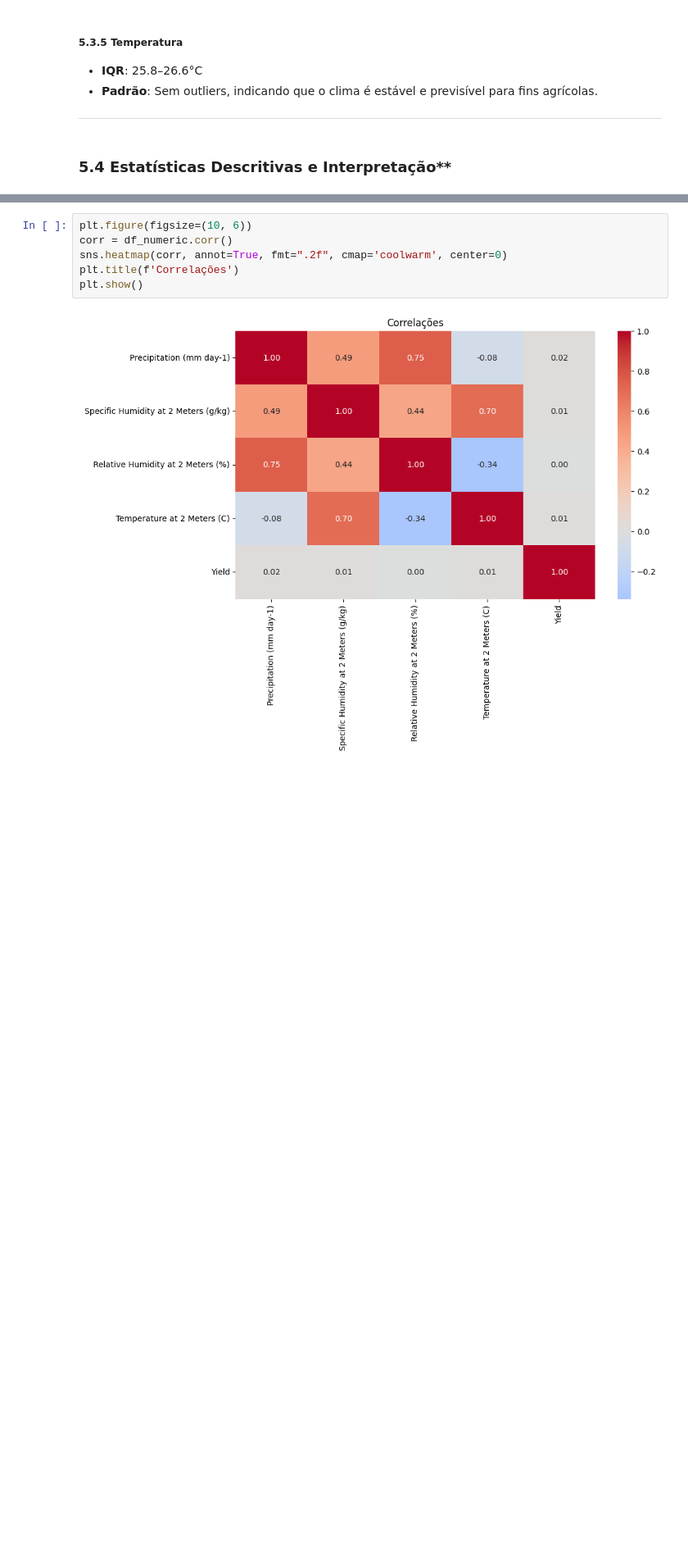
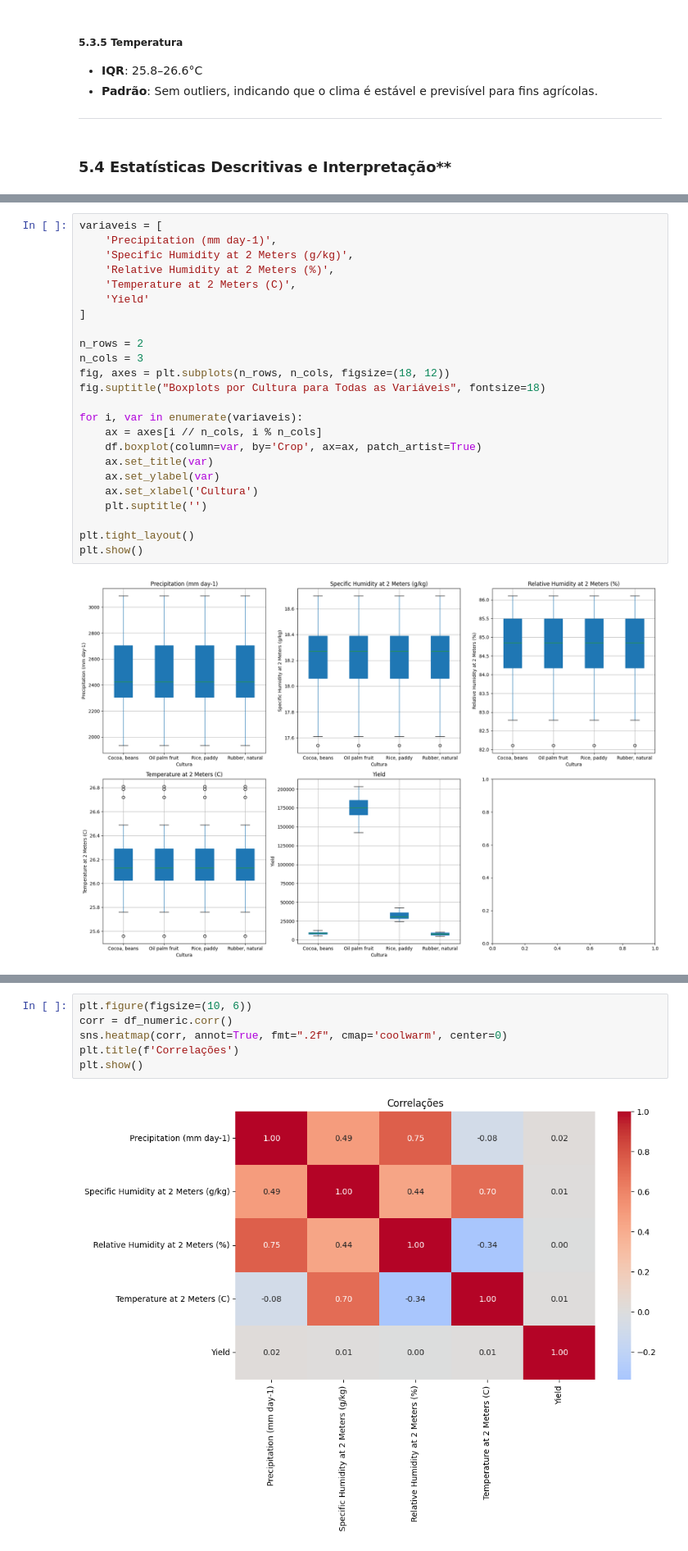
Before and after one commit to insanedays/crop_forecast, a Jupyter notebook: notebook.ipynb, the cells around one changed output, grey strips where cells are left out. Shown at 82% size. Drawn from its saved outputs; the diff is of its cells as text; blank space fills up the shorter version.

Commit message:
Analise descritia e correlação por cultura, adição de textos

```diff
--- a/notebook.ipynb
+++ b/notebook.ipynb
@@ -334,0 +397,26 @@ df_numeric.describe()
+# %%
+variaveis = [
+    'Precipitation (mm day-1)',
+    'Specific Humidity at 2 Meters (g/kg)',
+    'Relative Humidity at 2 Meters (%)',
+    'Temperature at 2 Meters (C)',
+    'Yield'
+]
+
+n_rows = 2
+n_cols = 3
+fig, axes = plt.subplots(n_rows, n_cols, figsize=(18, 12))
+fig.suptitle("Boxplots por Cultura para Todas as Variáveis", fontsize=18)
+
+for i, var in enumerate(variaveis):
+    ax = axes[i // n_cols, i % n_cols]
+    df.boxplot(column=var, by='Crop', ax=ax, patch_artist=True)
+    ax.set_title(var)
+    ax.set_ylabel(var)
+    ax.set_xlabel('Cultura')
+    plt.suptitle('')
+
+plt.tight_layout()
+plt.show()
+# %% [output]
+[figure, added]
```
Also changed, not shown: parts of 32 cells of this notebook.
